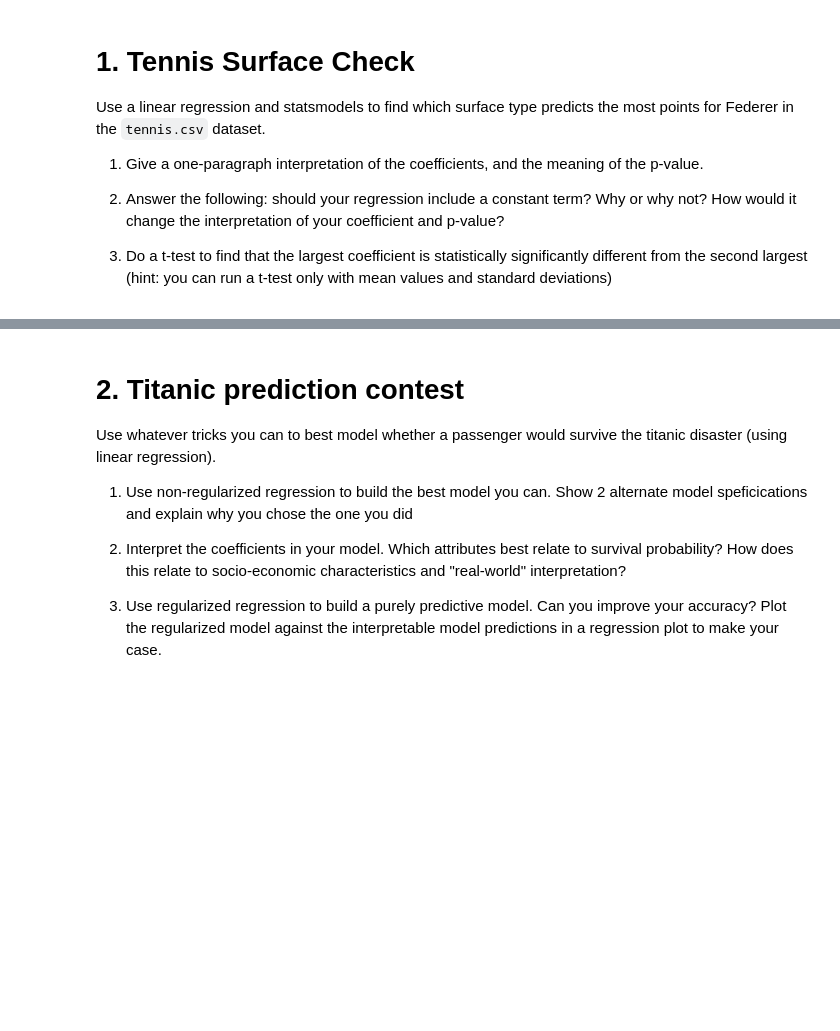
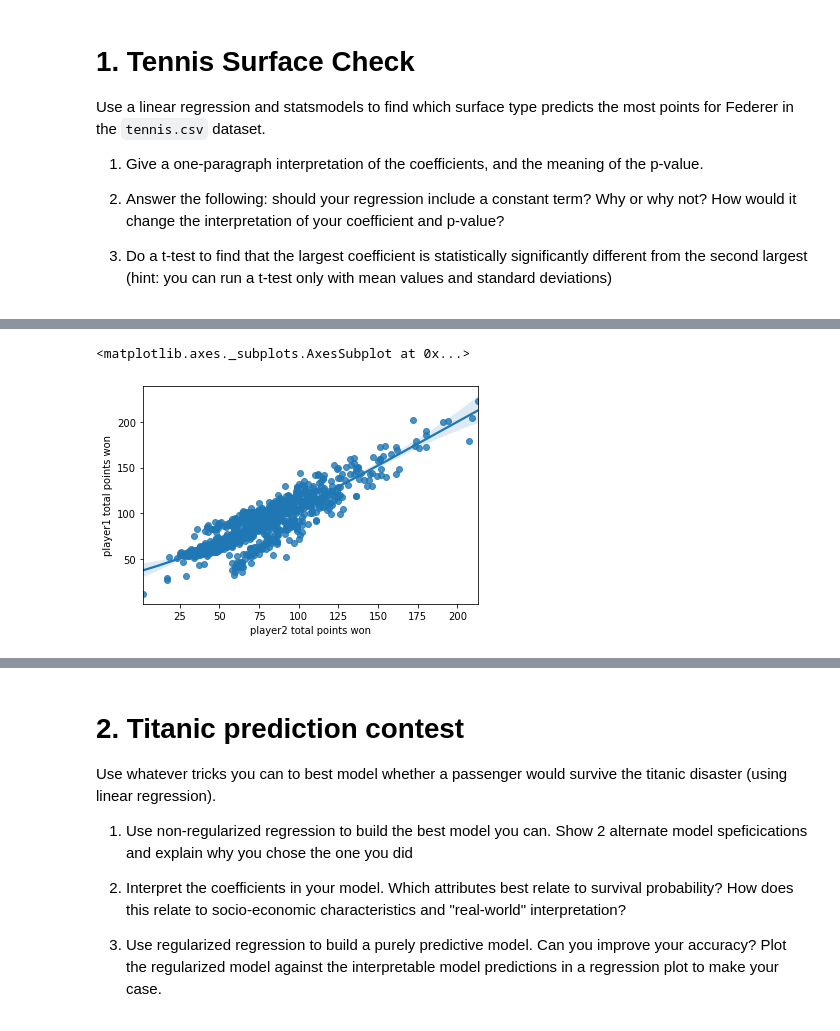
Before and after one commit to cb-ds-1/m3-3-engineering-regression, a Jupyter notebook: workshop.ipynb, the cells around one changed output, grey strips where cells are left out. Drawn from its saved outputs; the diff is of its cells as text; code cells hidden in the pictures; blank space fills up the shorter version.

```diff
--- a/workshop.ipynb
+++ b/workshop.ipynb
@@ -10,0 +169,9 @@ Use a linear regression and statsmodels to find which surface type predicts the
+# %%
+sns.regplot(x='player2 total points won', y='player1 total points won', data=df, order=3)
+
+#dont need this, just wanted to try regplot.
+
+####whenever he plays on outdoor grass we can better predict his total points. But that doesnt mean that he can score better.
+# %% [output]
+<matplotlib.axes._subplots.AxesSubplot at 0x...>
+[figure, added]
```
Also changed, not shown: parts of 52 cells of this notebook.
